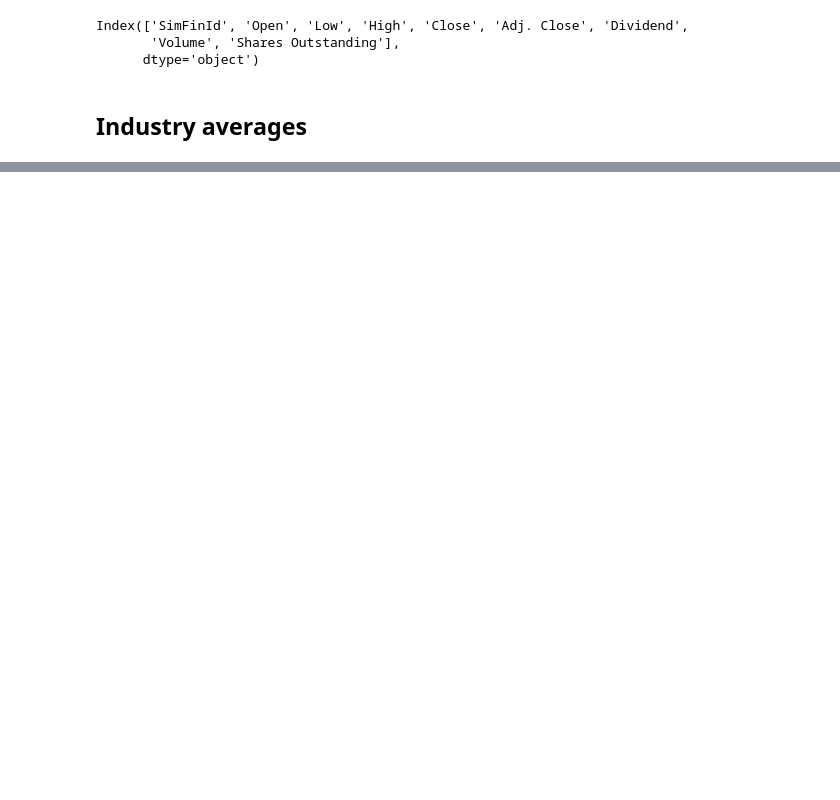
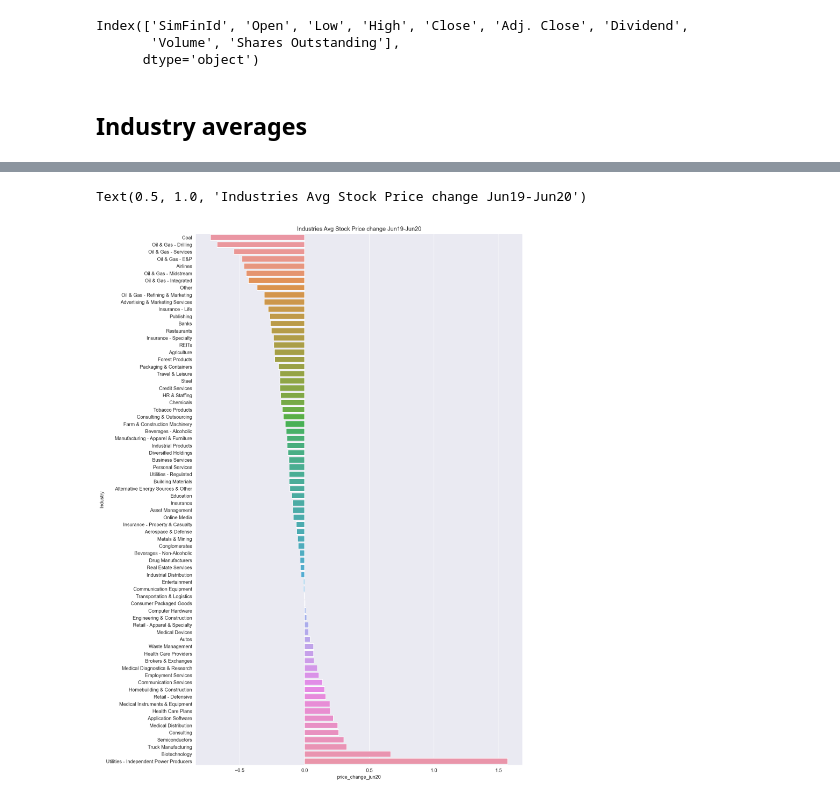
Before and after one commit to LukeBetham/finance, a Jupyter notebook: comparing_industries.ipynb, the cells around one changed output, grey strips where cells are left out. Drawn from its saved outputs; the diff is of its cells as text; code cells hidden in the pictures; blank space fills up the shorter version.

Commit message:
comparing industries updated

```diff
--- a/comparing_industries.ipynb
+++ b/comparing_industries.ipynb
@@ -123,4 +160,4 @@ Index(['SimFinId', 'Open', 'Low', 'High', 'Close', 'Adj. Close', 'Dividend',
 # %% [markdown]
 ## Industry averages
 # %%
-pd.merge(df_name.reset_index(),df_industry,'left',)
+df_all = pd.merge(df_name,df_industry,'left',left_on='IndustryId',right_index=True)
@@ -126,0 +258,5 @@ pd.merge(df_name.reset_index(),df_industry,'left',)
+# %%
+industry_perf = df_all.groupby('Industry').mean()[['price_change_jun18','price_change_jun19','price_change_jun20','market_cap_jun20','market_cap_jun20_change']]
+industry_perf.sort_values('price_change_jun20',inplace=True)
+industry_perf.reset_index(inplace=True)
+industry_perf.head()
@@ -126,0 +270,7 @@ pd.merge(df_name.reset_index(),df_industry,'left',)
+# %%
+plt.figure(figsize=(12,20))
+sns.barplot(data=industry_perf,x='price_change_jun20',y='Industry')
+plt.title("Industries Avg Stock Price change Jun19-Jun20")
+# %% [output]
+Text(0.5, 1.0, 'Industries Avg Stock Price change Jun19-Jun20')
+[figure, added]
```
Also changed, not shown: parts of 18 cells of this notebook, 1 other file.
